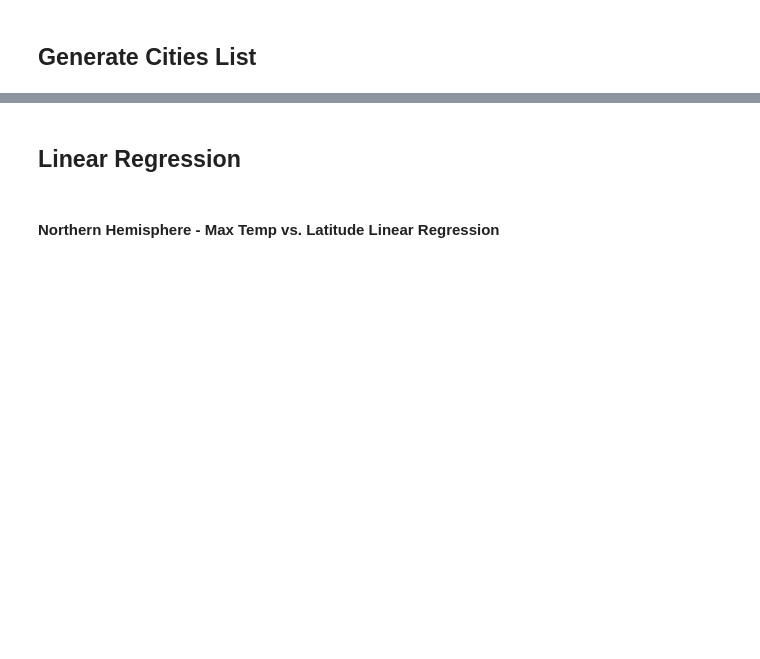
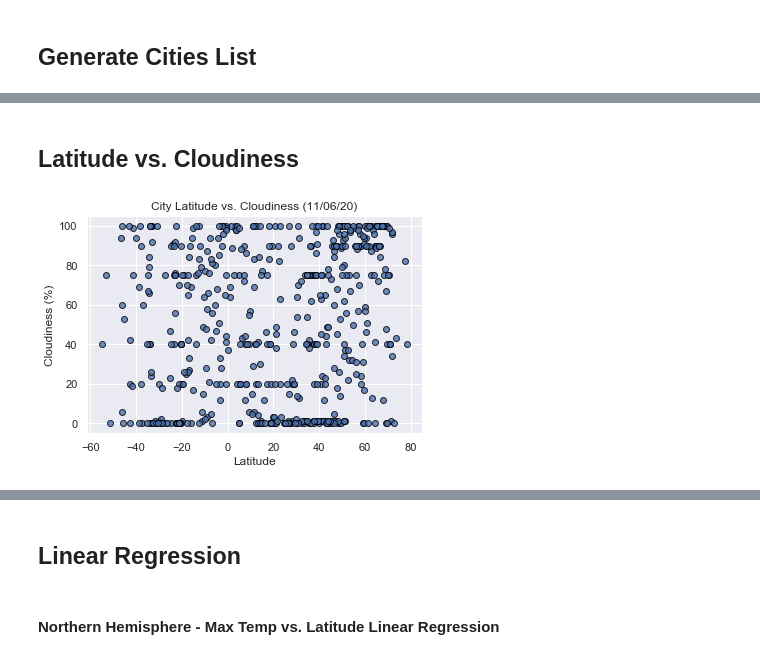
Before and after one commit to Maercoli/6-APIs_What-s-the-Weather-Like-, a Jupyter notebook: WeatherPy/WeatherPy.ipynb, the cells around one changed output, grey strips where cells are left out. Saved outputs shown, nothing was run; the diff lists cells and outputs as text; code cells hidden in the pictures; blank space fills up the shorter version.

```diff
--- a/WeatherPy/WeatherPy.ipynb
+++ b/WeatherPy/WeatherPy.ipynb
@@ -210,0 +225,20 @@ Int64Index([], dtype='int64')
+# %% [markdown]
+## Latitude vs. Cloudiness
+# %%
+# Generate the scatter plot
+plt.scatter(city_data['Latitude'],
+            city_data['Cloudiness (%)'],
+            edgecolor="black", linewidths=1, marker="o", alpha=0.8)
+
+# Give the plot a title, x label, y label and grid
+plt.title("City Latitude vs. Cloudiness (%s)" % time.strftime("%x"))
+plt.xlabel('Latitude')
+plt.ylabel('Cloudiness (%)')
+
+# Save the figure
+plt.savefig("../output_data/Latitude vs Cloudiness.png")
+
+# Display plot
+plt.show()
+# %% [output]
+[figure, added]
```
Also changed, not shown: parts of 65 cells of this notebook, 2 other files.
